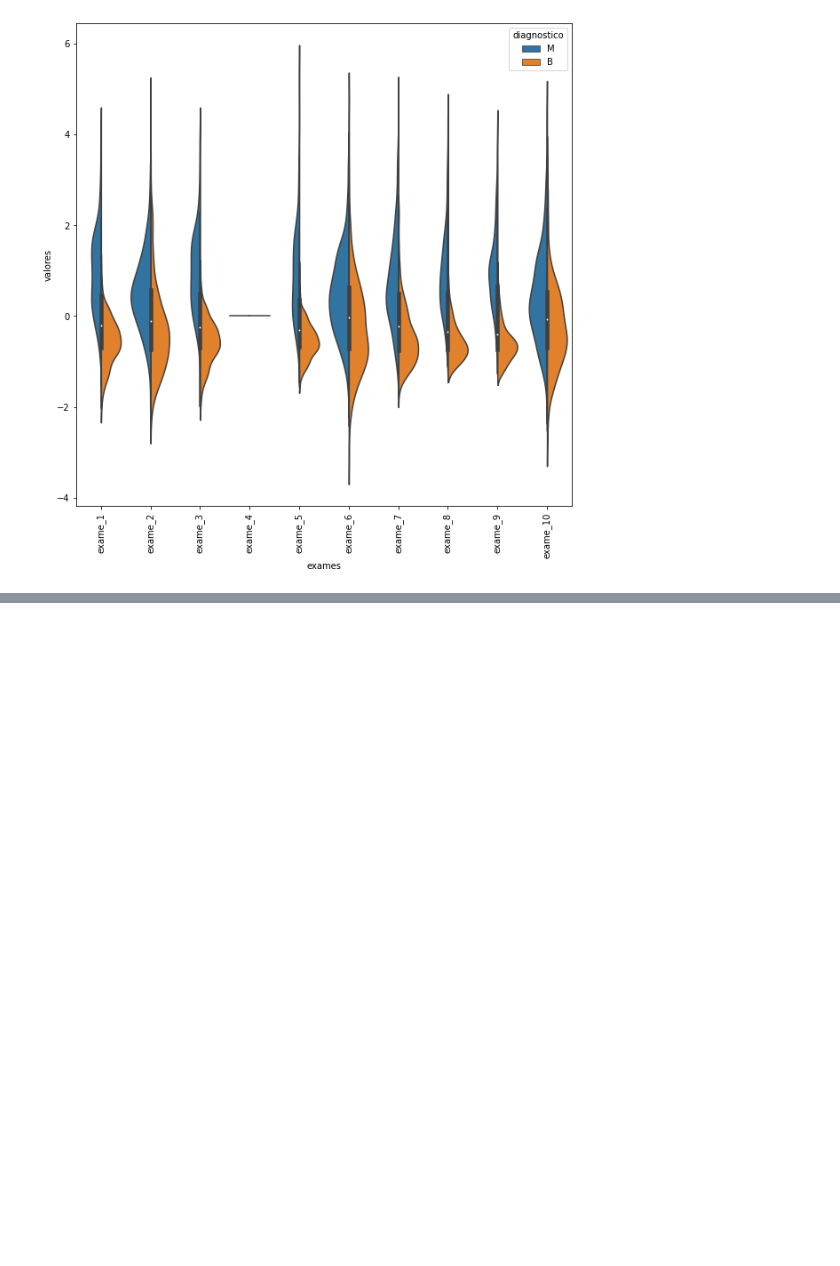
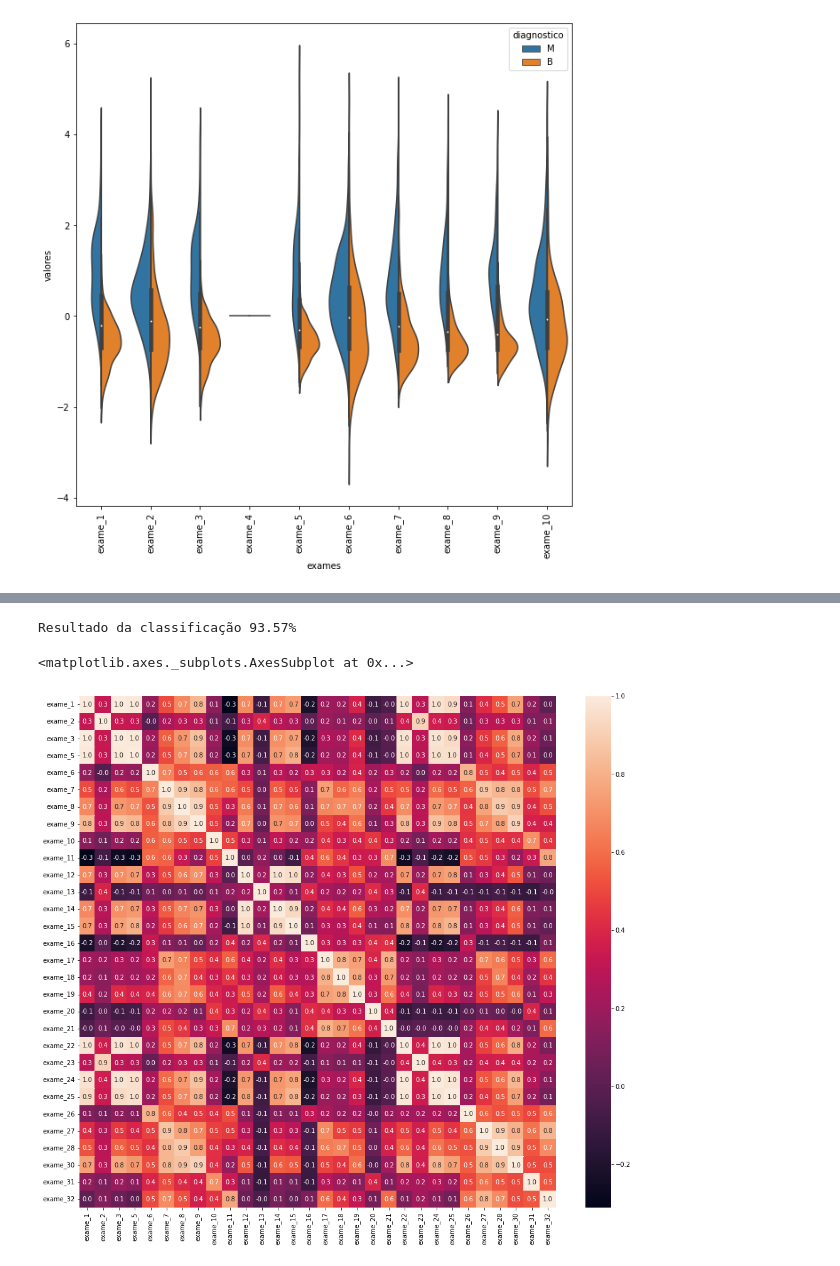
Before and after one commit to rgrAndrade/saude_care, a Jupyter notebook: saude_care.ipynb, the cells around one changed output, grey strips where cells are left out. Cells and saved outputs as stored; diff of their text form; code cells hidden in the pictures; blank space fills up the shorter version.

```diff
--- a/saude_care.ipynb
+++ b/saude_care.ipynb
@@ -67,0 +90,26 @@ plt.xticks(rotation = 90)
+# %%
+valores_exames_v3 = valores_exames_v2.drop(columns=["exame_29","exame_4"])
+
+def classificar(valores):
+    SEED = 123143
+    random.seed(SEED)
+
+    treino_x, teste_x, treino_y, teste_y = train_test_split(valores, diagnostico, test_size = 0.3)
+
+    classificador = RandomForestClassifier(n_estimators = 100)
+    classificador.fit(treino_x, treino_y)
+    classificador.fit(treino_x, treino_y)
+    print("Resultado da classificação %.2f%%" % (classificador.score(teste_x, teste_y)* 100))
+# %%
+classificar(valores_exames_v3)
+# %% [output]
+Resultado da classificação 93.57%
+# %%
+matriz_correlacao = valores_exames_v3.corr()
+
+plt.figure(figsize = (17, 15))
+
+sns.heatmap(matriz_correlacao, annot = True, fmt = ".1f")
+# %% [output]
+<matplotlib.axes._subplots.AxesSubplot at 0x...>
+[figure, added]
```
Also changed, not shown: parts of 7 cells of this notebook.
